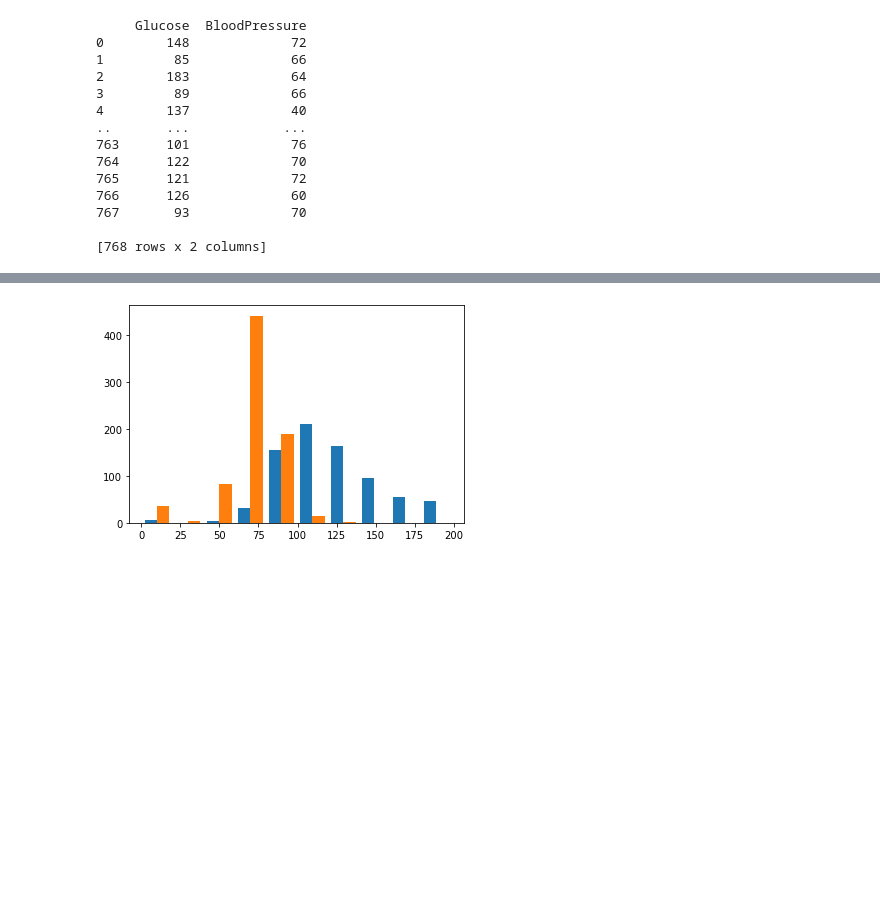
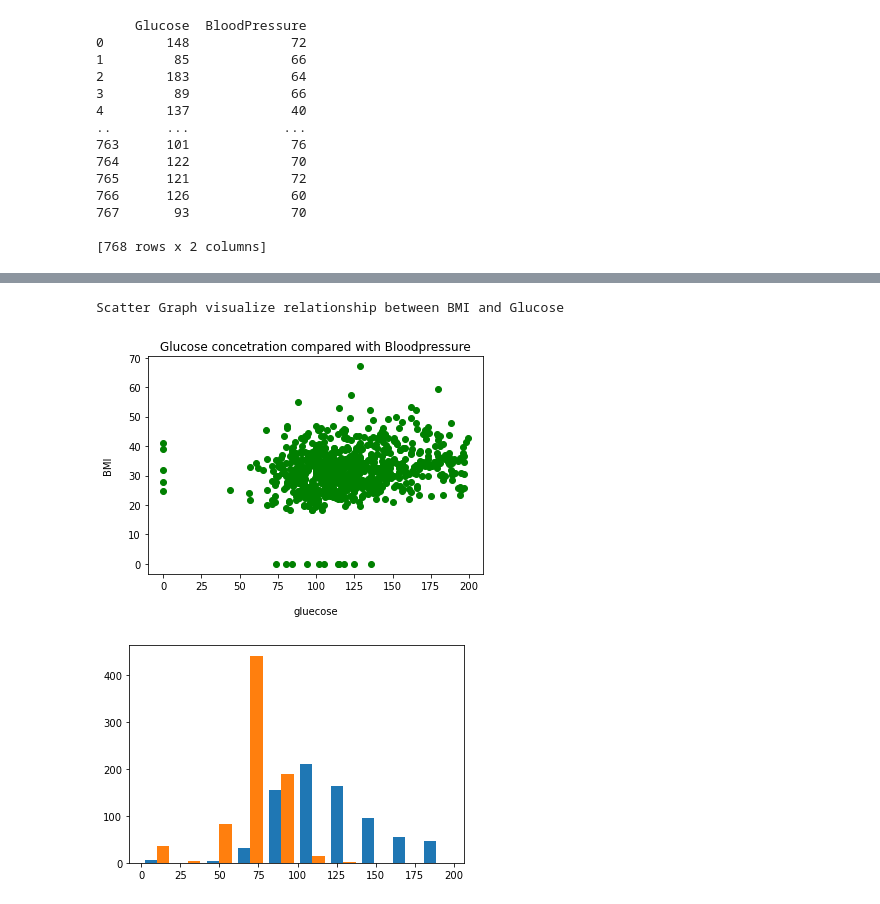
Before and after one commit to johnnjoroge0/Diabetes-data-analysis, a Jupyter notebook: Diabetes data analysis.ipynb, the cells around one changed output, grey strips where cells are left out. Drawn from its saved outputs; the diff is of its cells as text; code cells hidden in the pictures; blank space fills up the shorter version.

```diff
--- a/Diabetes data analysis.ipynb
+++ b/Diabetes data analysis.ipynb
@@ -57,3 +121,8 @@ print(Data1)
 767       93             70
 
 [768 rows x 2 columns]
+# %%
+#mesuring the central tendancy
+#extract the data
+Data2=Data[["Glucose","BMI"]]
+print(Data2)
@@ -60,3 +144,15 @@ print(Data1)
+# %%
+#VISUALIZATION CORRECTION USING SCATTER GRAPH
+from matplotlib import pyplot
+pyplot.scatter(Data2["Glucose"],Data2["BMI"],color="green")
+pyplot.title("Glucose concetration compared with Bloodpressure")
+pyplot.xlabel("gluecose",labelpad=15)
+pyplot.ylabel("BMI",labelpad=15)
+print("Scatter Graph visualize relationship between BMI and Glucose")
+pyplot.show()
+# %% [output]
+Scatter Graph visualize relationship between BMI and Glucose
+[figure, added]
 # %%
 plt.hist(Data1)
 plt.show()
```
Also changed, not shown: parts of 5 cells of this notebook.
